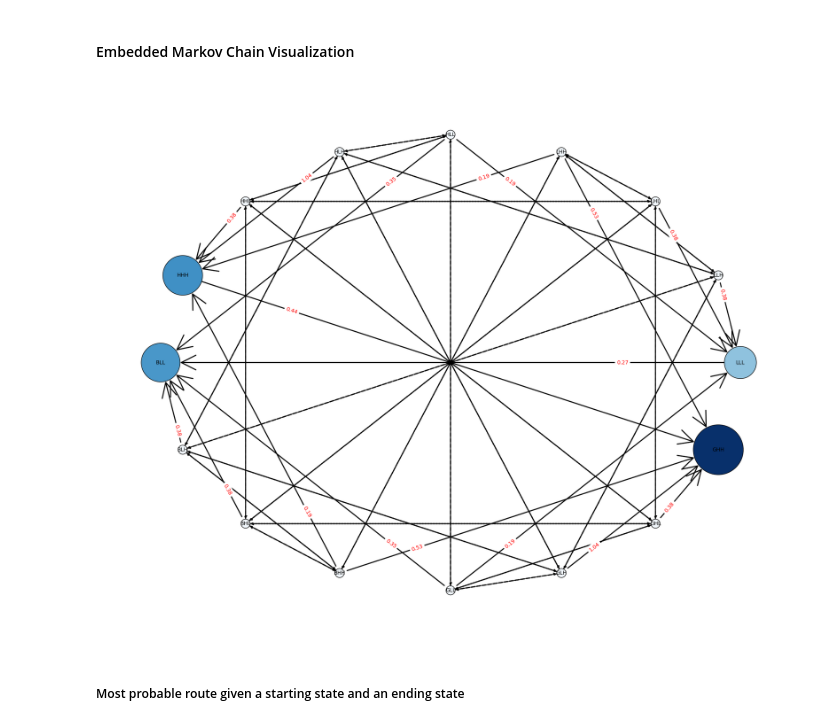
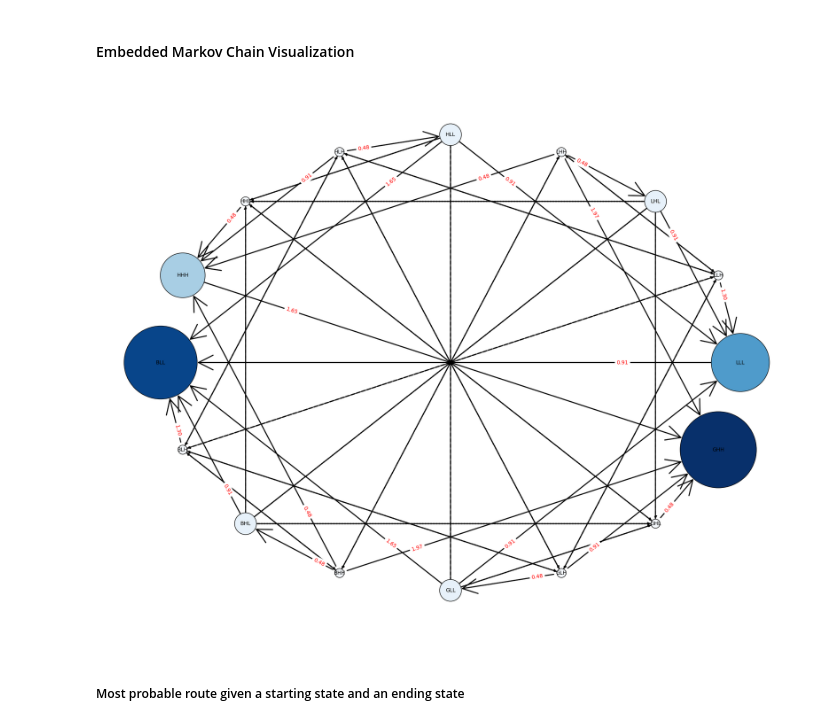
Before and after one commit to dalnakeb/Recommendation_Systems_Evolutionary_Dynamics, a Jupyter notebook: notebooks/youtube_evol_dyn.ipynb, the cells around one changed output. Cells and saved outputs as stored; diff of their text form; code cells hidden in the pictures.

```diff
--- a/notebooks/youtube_evol_dyn.ipynb
+++ b/notebooks/youtube_evol_dyn.ipynb
@@ -225,6 +16,7 @@ P2: UniqueCountsResult(values=array([0, 1]), counts=array([25, 25]))
 strategies_countss = [[25, 25, 25, 25], [25, 25], [25, 25]]
 actions_names = [["Low", "High", "Bad Exp", "Good Exp"], ["Low", "High"], ["Low", "High"]]
 actions_symbols = [["L", "H", "B", "G"], ["L", "H"], ["L", "H"]]
+players_names = ["Consumer", "Platform", "Provider"]
 
 a = 0.2
 rl = 0.2 # 0.2
@@ -354,7 +146,7 @@ payoff_skip_ad = {
 }"""
 
 
-payoff_matrix = payoff_valued_watch_time
+payoff_matrix = payoff_view_count
 
 game = EGT.Game(strategies_countss=strategies_countss, payoff_matrix=payoff_matrix, actions_names=actions_names, players_names=players_names)
 
@@ -488,7 +280,7 @@ for player in range(len(players_names)):
 # %% [markdown]
 ### Transition Matrix (Embedded Markov Chain)
 # %%
-matrix, states = game.compute_trans_matrix(beta=0.08)
+matrix, states = game.compute_trans_matrix(beta=1)
 # %% [output]
 0
 1
@@ -509,9 +301,9 @@ matrix, states = game.compute_trans_matrix(beta=0.08)
 # %% [markdown]
 #### Embedded Markov Chain Visualization
 # %%
-game.plot_transition_matrix(matrix, states=states, actions_symbols=actions_symbols, scale=40)
+game.plot_transition_matrix(matrix, states=states, actions_symbols=actions_symbols, scale=15)
 # %% [output]
-[figure, old version]
+[figure, new version]
 # %% [markdown]
 ##### Most probable route given a starting state and an ending state
 # %%
```
Also changed, not shown: parts of 2 cells of this notebook, 5 other files.
